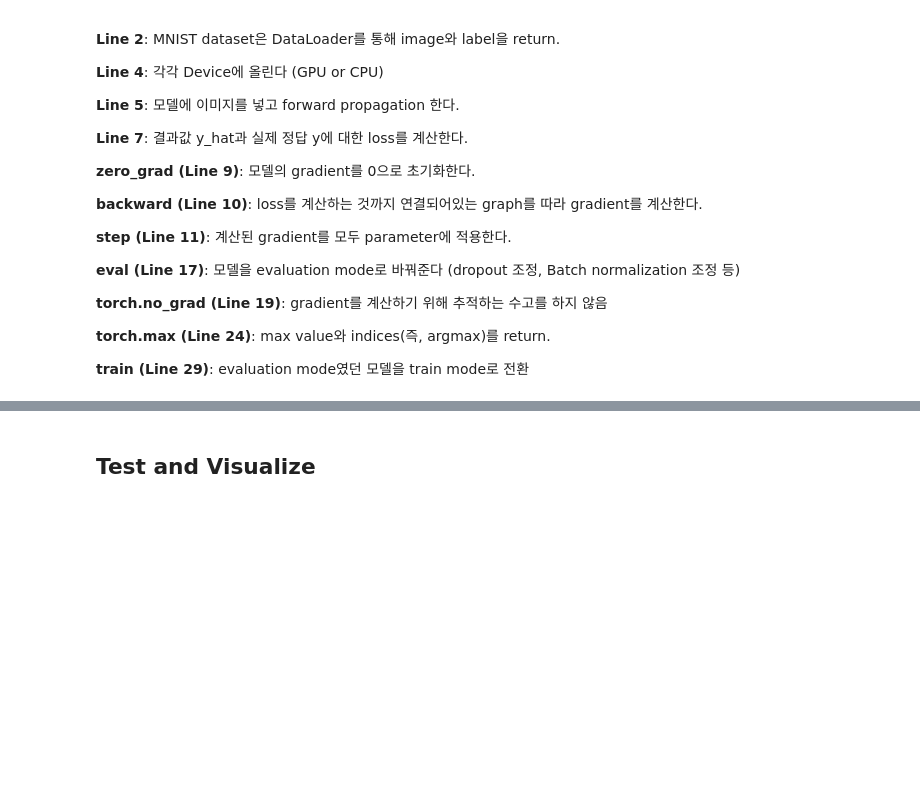
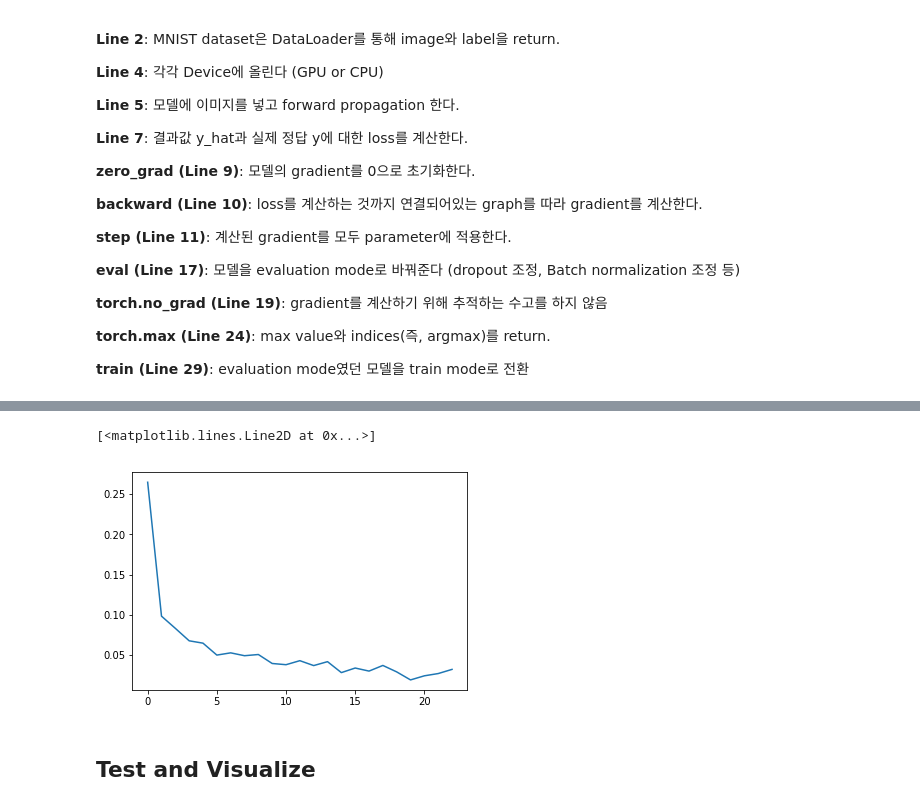
Before and after one commit to callee2006/MachineLearning, a Jupyter notebook: CNN_MNIST.ipynb, the cells around one changed output, grey strips where cells are left out. Drawn from its saved outputs; the diff is of its cells as text; code cells hidden in the pictures; blank space fills up the shorter version.

```diff
--- a/CNN_MNIST.ipynb
+++ b/CNN_MNIST.ipynb
@@ -277,9 +290,15 @@ optim = torch.optim.Adam(model.parameters(), lr=0.001)
 **torch.max (Line 24)**: max value와 indices(즉, argmax)를 return.
 
 **train (Line 29)**: evaluation mode였던 모델을 train mode로 전환
+# %%
+# reset loss history
+all_losses = []
 # %%
 max_epoch = 5        # maximum number of epochs
 step = 0             # initialize step counter variable
+
+plot_every = 200
+total_loss = 0 # Reset every plot_every iters
 
 start = time.time()
 
@@ -291,6 +310,7 @@ for epoch in range(max_epoch):
         y_hat = model(x) # (N, 10)  # forward propagation
 
         loss = criterion(y_hat, y)  # computing loss
+        total_loss += loss.item()
 
         optim.zero_grad()           # reset gradient
         loss.backward()             # back-propagation (compute gradient)
@@ -299,6 +319,10 @@ for epoch in range(max_epoch):
         # periodically print loss
         if step % 500 == 0:
             print('Epoch({}): {}/{}, Step: {}, Loss: {}'.format(timeSince(start), epoch, max_epoch, step, loss.item()))
+
+        if (step + 1) % plot_every == 0:
+            all_losses.append(total_loss / plot_every)
+            total_loss = 0
 
         # periodically evalute model on test data
         if step % 1000 == 0:
@@ -339,3 +363,12 @@ Epoch(0m 51s): 4/5, Step: 4500, Loss: 0.015525102615356445
+# %%
+import matplotlib.pyplot as plt
+import matplotlib.ticker as ticker
+
+plt.figure()
+plt.plot(all_losses)
+# %% [output]
+[<matplotlib.lines.Line2D at 0x...>]
+[figure, added]
 # %% [markdown]
 ## Test and Visualize
 # %%
```
Also changed, not shown: parts of 4 cells of this notebook.
